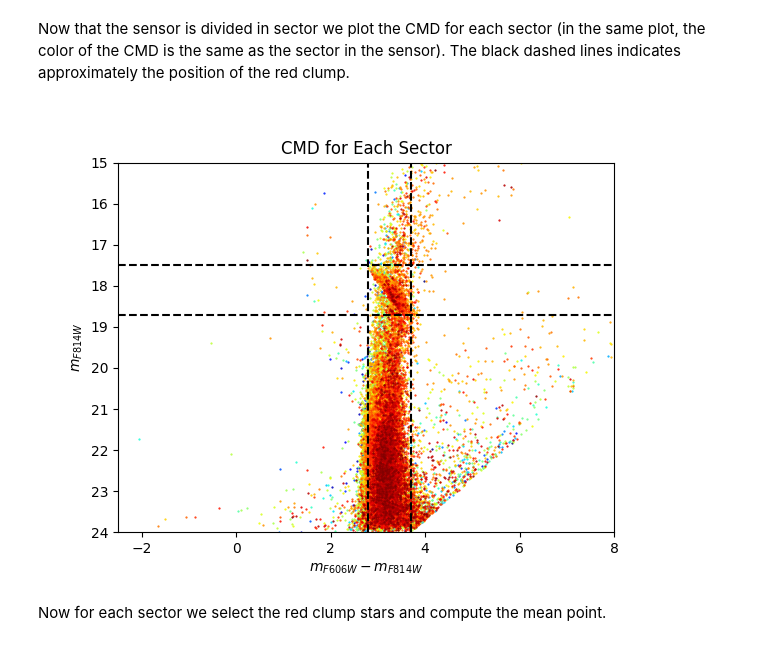
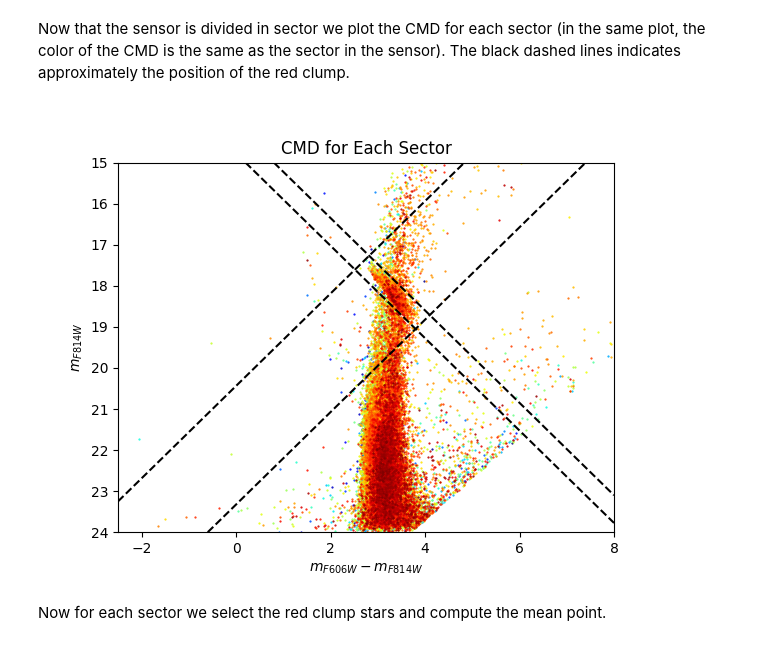
Before and after one commit to giadaaggio/stellar_rp, a Jupyter notebook: Ter5.ipynb, the cells around one changed output. Saved outputs shown, nothing was run; the diff lists cells and outputs as text; code cells hidden in the pictures.

```diff
--- a/Ter5.ipynb
+++ b/Ter5.ipynb
@@ -110,8 +113,8 @@ plt.show()
 # %% [output]
 [figure]
 # %%
-n_sectors_x = 30  # Number of sectors along x
-n_sectors_y = 30  # Number of sectors along y
+n_sectors_x = 60  # Number of sectors along x
+n_sectors_y = 60  # Number of sectors along y
 x_bins = np.linspace(data['X'].min(), data['X'].max(), n_sectors_x+1)
 y_bins = np.linspace(data['Y'].min(), data['Y'].max(), n_sectors_y+1)
 
@@ -146,26 +149,34 @@ Now that the sensor is divided in sector we plot the CMD for each sector (in the
 # %%
 # plot the CMD for all sectors on the same figure
 plt.figure()
 
 for sector_index in range(n_sectors_x * n_sectors_y):
     sector_data = data[data['Sector'] == sector_index]
     plt.scatter(sector_data['F606W'] - sector_data['F814W'], sector_data['F814W'], color=colors[sector_index], s=0.3)
 
-# red clump region
-plt.axvline(x=2.8, color='black', linestyle='--')
-plt.axvline(x=3.7, color='black', linestyle='--')
-plt.axhline(y=18.7, color='black', linestyle='--')
-plt.axhline(y=17.5, color='black', linestyle='--')
+# red clump region for Terzan 5
+plt.axline((8.2, 24.), slope=1.125, color='black', linestyle='--')
+plt.axline((8.8, 24.), slope=1.125, color='black', linestyle='--')
+plt.axline((-0.6, 24.), slope=-1.125, color='black', linestyle='--')
+plt.axline((-0.5, 21), slope=-1.125, color='black', linestyle='--')
+
+slope = np.array([1.125, -1.125])
+intercept = []
+intercept.append(24 - slope[0]*8.2)
+intercept.append(24 - slope[0]*8.8)
+intercept.append(24 - slope[1]*(-0.6))
+intercept.append(21 - slope[1]*(-0.5))
+intercept = np.array(intercept)
 
 plt.gca().invert_yaxis()
 plt.ylim(24, 15)
 plt.xlim(-2.5,8.)
 plt.xlabel(r'$m_{F606W} - m_{F814W}$')
 plt.ylabel(r'$m_{F814W}$')
 plt.title('CMD for Each Sector')
 plt.show()
 # %% [output]
-[figure, old version]
+[figure, new version]
 # %% [markdown]
 Now for each sector we select the red clump stars and compute the mean point.
 # %%
```
Also changed, not shown: parts of 8 cells of this notebook.
